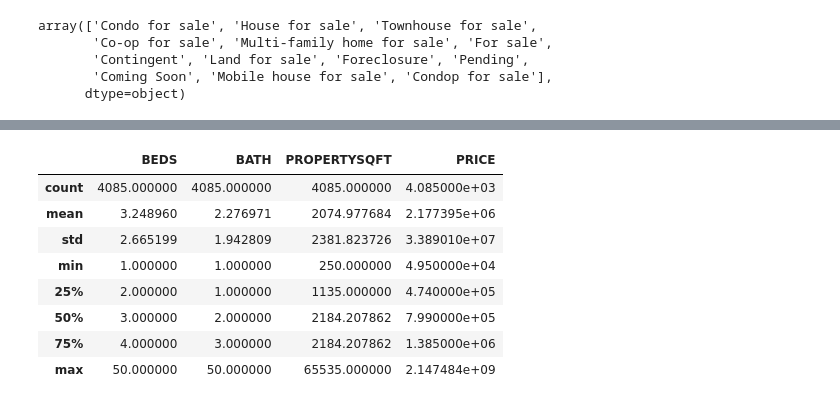
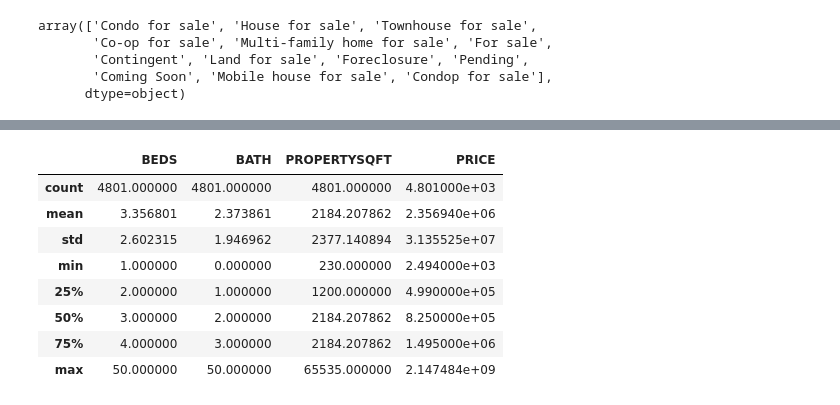
Before and after one commit to Trevor5008/CAP2757_FinalProject, a Jupyter notebook: Final_Project.ipynb, the cells around one changed output, grey strips where cells are left out. Saved outputs shown, nothing was run; the diff lists cells and outputs as text; code cells hidden in the pictures.

```diff
--- a/Final_Project.ipynb
+++ b/Final_Project.ipynb
@@ -86,18 +93,18 @@ Mobile house            1
 Name: count, dtype: int64
 # %%
 keep_types = ['Co-op' , 'House' , 'Condo' , 'Multi-family home']
-df = df[df.TYPE.isin(keep_types)]
+df.loc[~(df.TYPE.isin(keep_types)) , 'TYPE'] = 'Other'
 
 df.describe()
 # %% [output]
 |  | BEDS | BATH | PROPERTYSQFT | PRICE |
-| count | 4085.000000 | 4085.000000 | 4085.000000 | 4.085000e+03 |
-| mean | 3.248960 | 2.276971 | 2074.977684 | 2.177395e+06 |
-| std | 2.665199 | 1.942809 | 2381.823726 | 3.389010e+07 |
-| min | 1.000000 | 1.000000 | 250.000000 | 4.950000e+04 |
-| 25% | 2.000000 | 1.000000 | 1135.000000 | 4.740000e+05 |
-| 50% | 3.000000 | 2.000000 | 2184.207862 | 7.990000e+05 |
-| 75% | 4.000000 | 3.000000 | 2184.207862 | 1.385000e+06 |
+| count | 4801.000000 | 4801.000000 | 4801.000000 | 4.801000e+03 |
+| mean | 3.356801 | 2.373861 | 2184.207862 | 2.356940e+06 |
+| std | 2.602315 | 1.946962 | 2377.140894 | 3.135525e+07 |
+| min | 1.000000 | 0.000000 | 230.000000 | 2.494000e+03 |
+| 25% | 2.000000 | 1.000000 | 1200.000000 | 4.990000e+05 |
+| 50% | 3.000000 | 2.000000 | 2184.207862 | 8.250000e+05 |
+| 75% | 4.000000 | 3.000000 | 2184.207862 | 1.495000e+06 |
 | max | 50.000000 | 50.000000 | 65535.000000 | 2.147484e+09 |
 # %%
 lower_iqr = np.nanpercentile(df.PRICE , 25)
```
Also changed, not shown: parts of 14 cells of this notebook.
